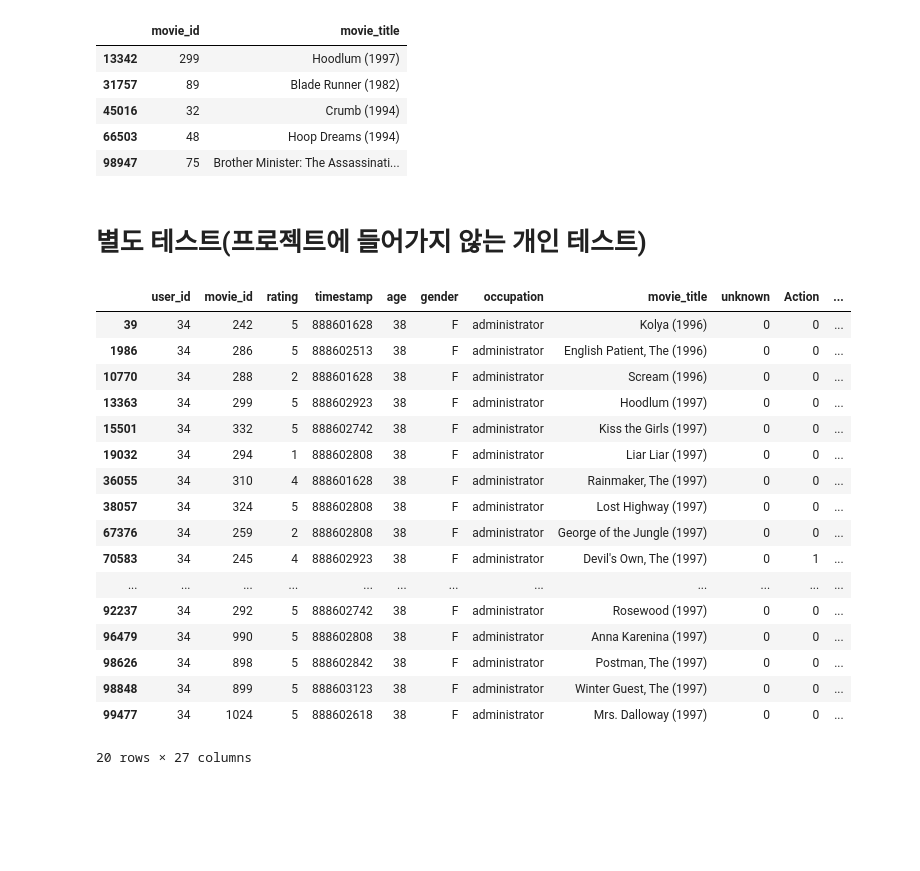
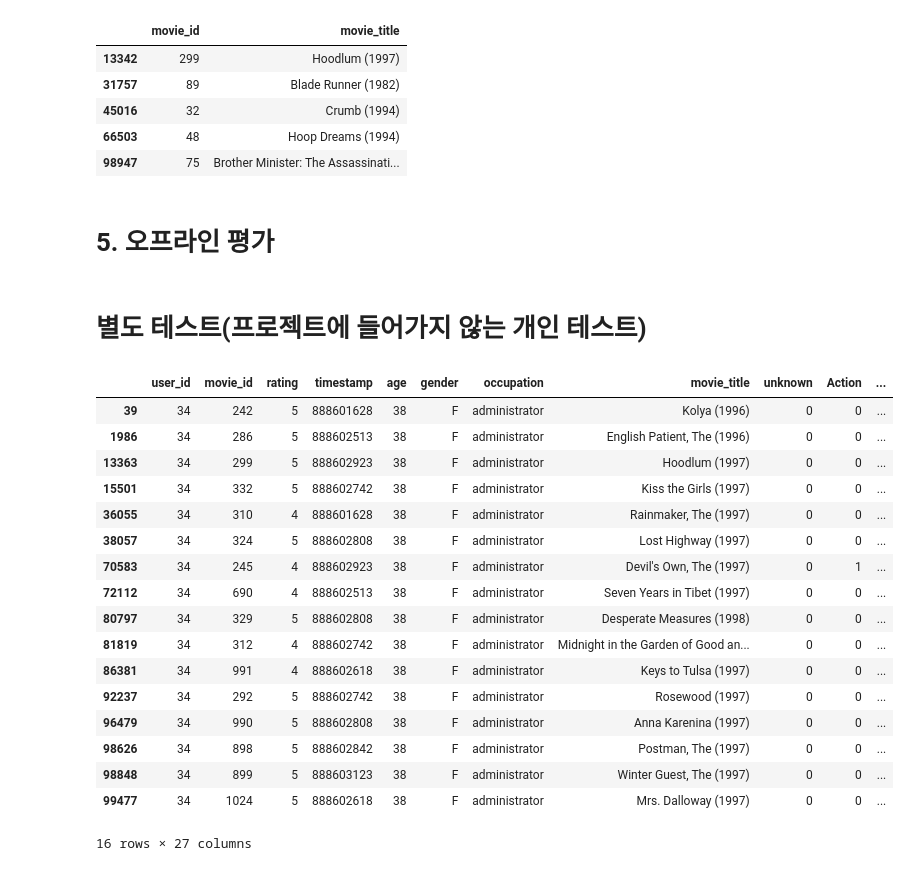
Before and after one commit to donghwi2022/ds-sa-cp02, a Jupyter notebook: ds_sa_cp2_신동휘.ipynb, the cells around one changed output. Cells and saved outputs as stored; diff of their text form; code cells hidden in the pictures; blank space fills up the shorter version.

```diff
--- a/ds_sa_cp2_신동휘.ipynb
+++ b/ds_sa_cp2_신동휘.ipynb
@@ -59,3 +59,7 @@ unique_value(1)
 # %% [output]
 유니크 값의 개수 : 1682
 유니크 값들 : [   1    2    3 ... 1680 1681 1682]
+# %%
+# 영화 제목이 unknown인 행 삭제
+df = df[df['movie_title'] != 'unknown']
+df.info()
@@ -411,3 +431,5 @@ recommend_movie(276, 5)
 | 45016 | 32 | Crumb (1994) |
 | 66503 | 48 | Hoop Dreams (1994) |
 | 98947 | 75 | Brother Minister: The Assassinati... |
+# %% [markdown]
+# 5. 오프라인 평가
@@ -414,23 +438,23 @@ recommend_movie(276, 5)
 # %% [markdown]
 # 별도 테스트(프로젝트에 들어가지 않는 개인 테스트)
 # %%
-df[df['user_id'] == 34]
+df[(df['user_id'] == 34) & (df['rating'] >= 4)]
 # %% [output]
 |  | user_id | movie_id | rating | timestamp | age | gender | occupation | movie_title | unknown | Action | ... |
 | 39 | 34 | 242 | 5 | 888601628 | 38 | F | administrator | Kolya (1996) | 0 | 0 | ... |
 | 1986 | 34 | 286 | 5 | 888602513 | 38 | F | administrator | English Patient, The (1996) | 0 | 0 | ... |
-| 10770 | 34 | 288 | 2 | 888601628 | 38 | F | administrator | Scream (1996) | 0 | 0 | ... |
 | 13363 | 34 | 299 | 5 | 888602923 | 38 | F | administrator | Hoodlum (1997) | 0 | 0 | ... |
 | 15501 | 34 | 332 | 5 | 888602742 | 38 | F | administrator | Kiss the Girls (1997) | 0 | 0 | ... |
-| 19032 | 34 | 294 | 1 | 888602808 | 38 | F | administrator | Liar Liar (1997) | 0 | 0 | ... |
 | 36055 | 34 | 310 | 4 | 888601628 | 38 | F | administrator | Rainmaker, The (1997) | 0 | 0 | ... |
 | 38057 | 34 | 324 | 5 | 888602808 | 38 | F | administrator | Lost Highway (1997) | 0 | 0 | ... |
-| 67376 | 34 | 259 | 2 | 888602808 | 38 | F | administrator | George of the Jungle (1997) | 0 | 0 | ... |
 | 70583 | 34 | 245 | 4 | 888602923 | 38 | F | administrator | Devil's Own, The (1997) | 0 | 1 | ... |
-| ... | ... | ... | ... | ... | ... | ... | ... | ... | ... | ... | ... |
+| 72112 | 34 | 690 | 4 | 888602513 | 38 | F | administrator | Seven Years in Tibet (1997) | 0 | 0 | ... |
+| 80797 | 34 | 329 | 5 | 888602808 | 38 | F | administrator | Desperate Measures (1998) | 0 | 0 | ... |
+| 81819 | 34 | 312 | 4 | 888602742 | 38 | F | administrator | Midnight in the Garden of Good an... | 0 | 0 | ... |
+| 86381 | 34 | 991 | 4 | 888602618 | 38 | F | administrator | Keys to Tulsa (1997) | 0 | 0 | ... |
 | 92237 | 34 | 292 | 5 | 888602742 | 38 | F | administrator | Rosewood (1997) | 0 | 0 | ... |
 | 96479 | 34 | 990 | 5 | 888602808 | 38 | F | administrator | Anna Karenina (1997) | 0 | 0 | ... |
 | 98626 | 34 | 898 | 5 | 888602842 | 38 | F | administrator | Postman, The (1997) | 0 | 0 | ... |
 | 98848 | 34 | 899 | 5 | 888603123 | 38 | F | administrator | Winter Guest, The (1997) | 0 | 0 | ... |
 | 99477 | 34 | 1024 | 5 | 888602618 | 38 | F | administrator | Mrs. Dalloway (1997) | 0 | 0 | ... |
-20 rows × 27 columns
+16 rows × 27 columns
```
Also changed, not shown: parts of 10 cells of this notebook.
